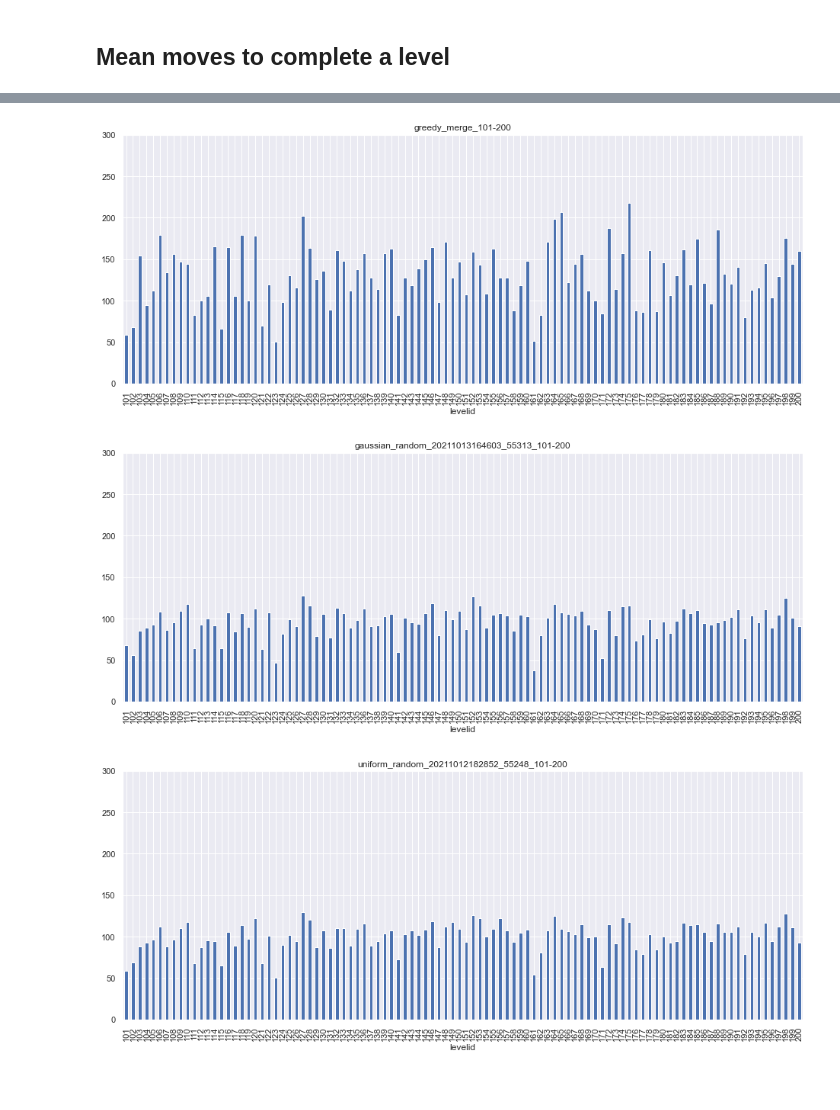
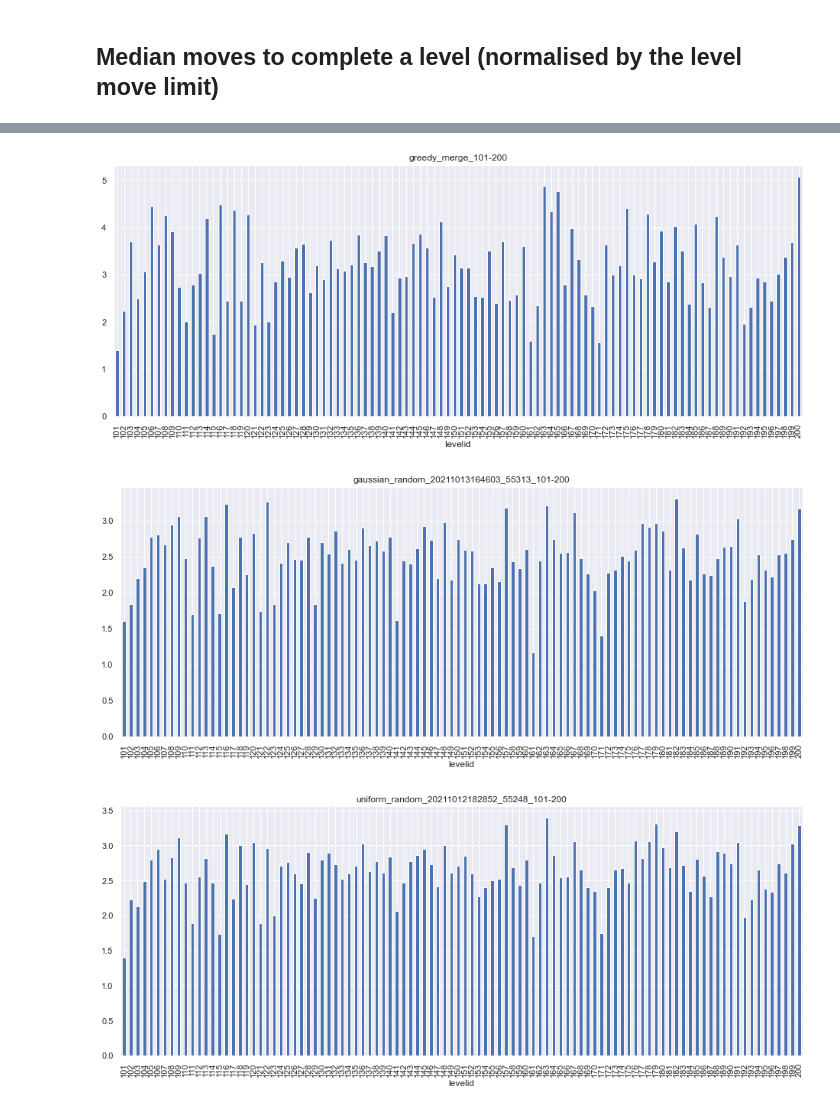
Before and after one commit to paoloburelli/puzzleagent, a Jupyter notebook: agents_evaluation.ipynb, the cells around one changed output, grey strips where cells are left out. Drawn from its saved outputs; the diff is of its cells as text; code cells hidden in the pictures.

```diff
--- a/agents_evaluation.ipynb
+++ b/agents_evaluation.ipynb
@@ -20,8 +20,13 @@ eval_data = [{'name': get_model_name(f), 'dataframe': pandas.read_csv(f, header=
 # %%
 for ev in eval_data:
     ev['dataframe']['completed'] = ev['dataframe']['objectives'] == ev['dataframe']['objectives_achieved']
+
+    ev['dataframe']['completed_limit'] = ev['dataframe']['completed']
+    ev['dataframe']['completed_limit'] &= ev['dataframe']['moves_performed'] <= ev['dataframe']['move_limit']
+
     pass_rate = ev['dataframe'].groupby('levelid').aggregate('mean')['completed']
     plt.figure(figsize=(16, 6))
     plt.title(ev['name'])
+    plt.ylim((0, 1))
     pass_rate.plot.bar()
 # %% [output]
@@ -33,0 +41,7 @@ for ev in eval_data:
+# %%
+for ev in eval_data:
+    pass_rate = ev['dataframe'].groupby('levelid').aggregate('mean')['completed_limit']
+    plt.figure(figsize=(16, 6))
+    plt.title(ev['name'])
+    plt.ylim((0, 1))
+    pass_rate.plot.bar()
@@ -34,11 +55,11 @@ for ev in eval_data:
 # %% [markdown]
-## Mean moves to complete a level
+## Median moves to complete a level (normalised by the level move limit)
 # %%
 for ev in eval_data:
+    ev['dataframe']['relative_moves_performed'] = ev['dataframe']['moves_performed'] / ev['dataframe']['move_limit']
     completed_runs = ev['dataframe'][ev['dataframe'].completed == True]
-    completed_runs_stats = completed_runs.groupby("levelid").aggregate('mean')
+    completed_runs_stats = completed_runs.groupby("levelid").aggregate('median')
     plt.figure(figsize=(16, 6))
     plt.title(ev['name'])
-    plt.ylim((0, 300))
-    completed_runs_stats['moves_performed'].plot.bar()
+    completed_runs_stats['relative_moves_performed'].plot.bar()
 # %% [output]
@@ -46,3 +67,3 @@ for ev in eval_data:
-[figure, old version]
+[figure, new version]
-[figure, old version]
+[figure, new version]
-[figure, old version]
+[figure, new version]
```
Also changed, not shown: parts of 11 cells of this notebook, 1 other file.
